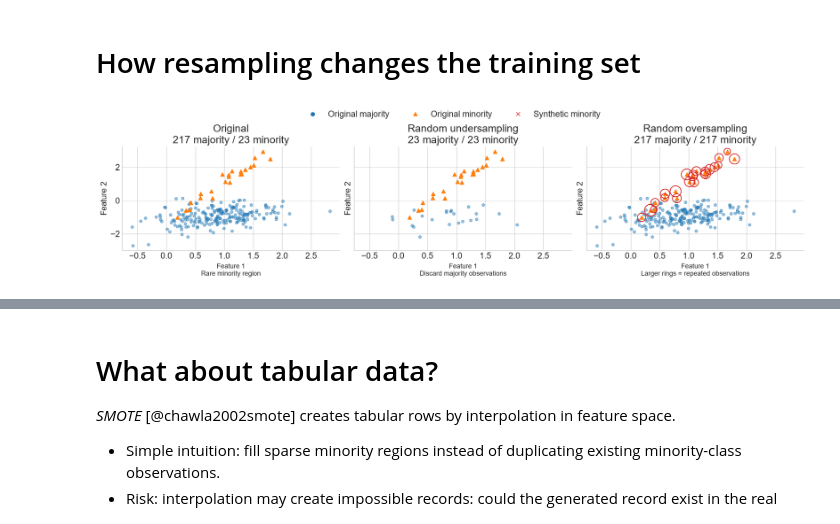
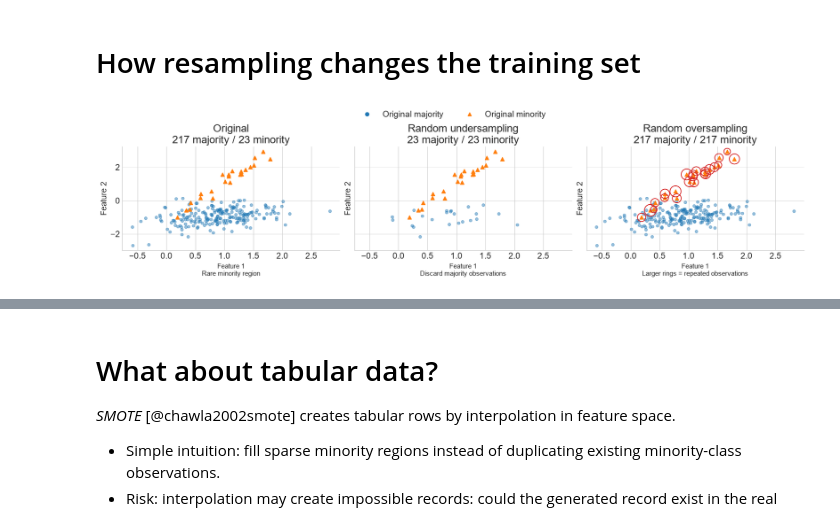
Before and after one commit to w4bo/AA2627-unibo-dcai, a Jupyter notebook: slides/lab-02-augmentation.ipynb, the cells around one changed output, grey strips where cells are left out. Saved outputs shown, nothing was run; the diff lists cells and outputs as text; code cells hidden in the pictures.

```diff
--- a/slides/lab-02-augmentation.ipynb
+++ b/slides/lab-02-augmentation.ipynb
@@ -274,44 +268,38 @@ plot_splitting_preserves_imbalance()
 # %%
 #| echo: false
 #| fig-height: 4.7
 # Synthetic data illustrate the mechanism, not model performance.
-def plot_resampling():
-    X, y = make_classification(n_samples=240, n_features=2, n_informative=2,
-        n_redundant=0, n_clusters_per_class=1, weights=[.9, .1],
-        class_sep=.9, flip_y=.02, random_state=42)
-    methods = [
-        ("Original", None, "Rare minority region"),
-        ("Random undersampling", RandomUnderSampler(random_state=42), "Discard majority observations"),
-        ("Random oversampling", RandomOverSampler(random_state=42), "Larger rings = repeated observations"),
-    ]
-    fig, axes = plt.subplots(1, 3, figsize=(16, 4), sharex=True, sharey=True, layout="constrained")
-    for ax, (name, sampler, note) in zip(axes.flat, methods):
-        xr, yr = (X, y) if sampler is None else sampler.fit_resample(X, y)
-        # Undersamplers select rows; their returned order is not an original/new mask.
-        n_original = len(xr) if isinstance(sampler, RandomUnderSampler) else len(X)
-        original = np.arange(len(xr)) < n_original
-        ax.scatter(*xr[(yr == 0) & original].T, s=20, c=BLUE, alpha=.45)
-        ax.scatter(*xr[(yr == 1) & original].T, s=38, c=ORANGE, marker="^", zorder=3)
-        if isinstance(sampler, RandomOverSampler):
-            indices, counts = np.unique(sampler.sample_indices_, return_counts=True)
-            repeated = counts > 1
-            ax.scatter(*X[indices[repeated]].T, s=counts[repeated]*23,
-                       facecolors="none", edgecolors=RED, linewidths=1.3, zorder=4)
-        elif sampler is not None and not isinstance(sampler, RandomUnderSampler):
-            ax.scatter(*xr[~original].T, s=23, c=RED, marker="x", alpha=.65)
-        ax.set_title(f"{name}\n{np.sum(yr == 0)} majority / {np.sum(yr == 1)} minority")
-        ax.set_xlabel(f"Feature 1\n{note}", fontsize=11)
-        ax.set_ylabel("Feature 2")
-    fig.legend(handles=[
-        Line2D([], [], marker="o", ls="", color=BLUE, label="Original majority"),
-        Line2D([], [], marker="^", ls="", color=ORANGE, label="Original minority"),
-        Line2D([], [], marker="x", ls="", color=RED, label="Synthetic minority"),
-    ], loc="outside upper center", ncol=3)
-    plt.show()
-
-plot_resampling()
+X, y = make_classification(n_samples=240, n_features=2, n_informative=2,
+    n_redundant=0, n_clusters_per_class=1, weights=[.9, .1],
+    class_sep=.9, flip_y=.02, random_state=42)
+methods = [
+    ("Original", None, "Rare minority region"),
+    ("Random undersampling", RandomUnderSampler(random_state=42), "Discard majority observations"),
+    ("Random oversampling", RandomOverSampler(random_state=42), "Larger rings = repeated observations"),
+]
+fig, axes = plt.subplots(1, 3, figsize=(16, 4), sharex=True, sharey=True, layout="constrained")
+for ax, (name, sampler, note) in zip(axes.flat, methods):
+    xr, yr = (X, y) if sampler is None else sampler.fit_resample(X, y)
+    # Undersamplers select rows; their returned order is not an original/new mask.
+    n_original = len(xr) if isinstance(sampler, RandomUnderSampler) else len(X)
+    original = np.arange(len(xr)) < n_original
+    ax.scatter(*xr[(yr == 0) & original].T, s=20, c=BLUE, alpha=.45)
+    ax.scatter(*xr[(yr == 1) & original].T, s=38, c=ORANGE, marker="^", zorder=3)
+    if isinstance(sampler, RandomOverSampler):
+        indices, counts = np.unique(sampler.sample_indices_, return_counts=True)
+        repeated = counts > 1
+        ax.scatter(*X[indices[repeated]].T, s=counts[repeated]*23,
+                   facecolors="none", edgecolors=RED, linewidths=1.3, zorder=4)
+    ax.set_title(f"{name}\n{np.sum(yr == 0)} majority / {np.sum(yr == 1)} minority")
+    ax.set_xlabel(f"Feature 1\n{note}", fontsize=11)
+    ax.set_ylabel("Feature 2")
+fig.legend(handles=[
+    Line2D([], [], marker="o", ls="", color=BLUE, label="Original majority"),
+    Line2D([], [], marker="^", ls="", color=ORANGE, label="Original minority"),
+], loc="outside upper center", ncol=3)
+plt.show()
 # %% [output]
-[figure, old version]
+[figure, new version]
 # %% [markdown]
 # Data augmentation
 
```
Also changed, not shown: parts of 16 cells of this notebook, 5 other files.
